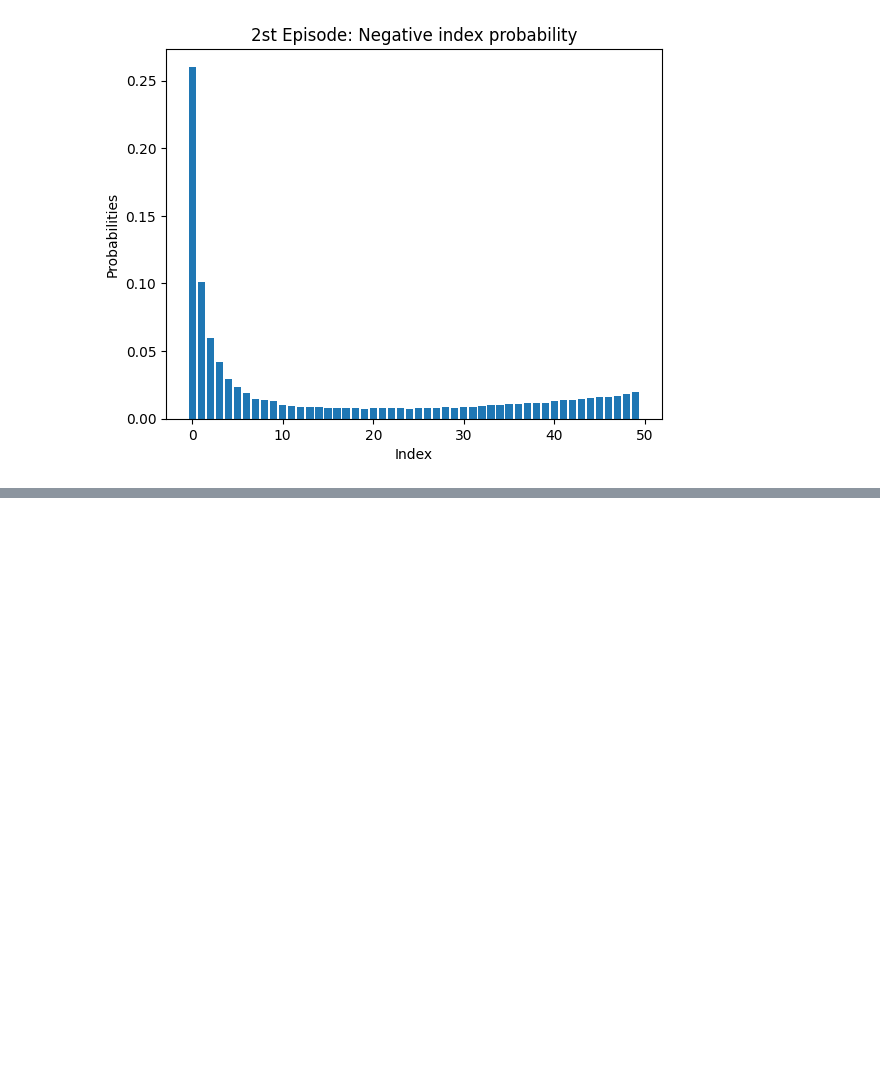
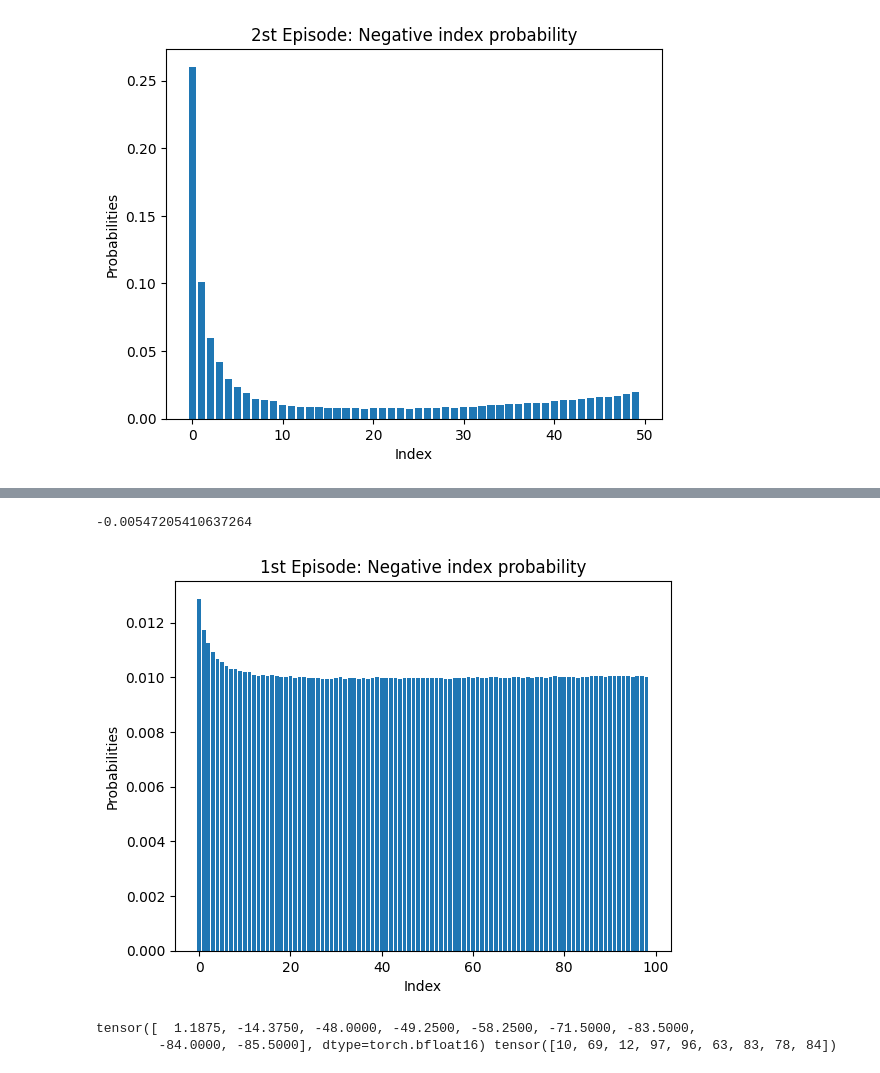
Before and after one commit to JMVCoelho/tevatron, a Jupyter notebook: plots.ipynb, the cells around one changed output, grey strips where cells are left out. Saved outputs shown, nothing was run; the diff lists cells and outputs as text; code cells hidden in the pictures; blank space fills up the shorter version.

```diff
--- a/plots.ipynb
+++ b/plots.ipynb
@@ -690,0 +901,13 @@ plt.show()
+# %%
+from scipy.stats import spearmanr
+
+dot_products = list(data.values())
+
+rhos = []
+p_vals = []
+for dot_product in dot_products:
+    rankings_1 = torch.argsort(torch.argsort(dot_product))+1
+    rankings_2 = torch.arange(dot_product.shape[0])
+    rho, p_value = spearmanr(rankings_1, rankings_2)
+    rhos.append(rho)
+    p_vals.append(p_value)
@@ -690,0 +931,62 @@ plt.show()
+# %%
+import pickle
+import torch
+import numpy as np
+import io
+from scipy.stats import spearmanr
+import matplotlib.pyplot as plt
+
+
+class CPU_Unpickler(pickle.Unpickler):
+    def find_class(self, module, name):
+        if module == 'torch.storage' and name == '_load_from_bytes':
+            return lambda b: torch.load(io.BytesIO(b), map_location='cpu')
+        else: return super().find_class(module, name)
+
+with open("/home/jmcoelho/tevatron/hardnegs_less_opacus.20.pc.0.txt_dotprods_ep2.pkl", 'rb') as h:
+    data = CPU_Unpickler(h).load()
+
+
+
+dot_products = list(data.values())
+
+rhos = []
+p_vals = []
+for dot_product in dot_products:
+    rankings_1 = torch.argsort(torch.argsort(dot_product))+1
+    rankings_2 = torch.arange(dot_product.shape[0])
+    rho, p_value = spearmanr(rankings_1, rankings_2)
+    rhos.append(rho)
+    p_vals.append(p_value)
+print(sum(rhos)/len(rhos))
+
+def zero_one_normalize(x):
+    return (x - min(x)) / (max(x) - min(x))
+
+all_dots_summed = zero_one_normalize(dot_products[0][:99].to(torch.float32))
+
+for dot_product in dot_products[1:]:
+    all_dots_summed += zero_one_normalize(dot_product[:99].to(torch.float32))
+
+def normalize_to_probability_distribution(values):
+    total = sum(values)
+    probability_distribution = [value / total for value in values]
+    return probability_distribution
+
+data = normalize_to_probability_distribution(all_dots_summed.to(torch.float32))
+# Plot histogram
+plt.bar(list(range(len(all_dots_summed))), data)
+plt.xlabel('Index')
+plt.ylabel('Probabilities')
+plt.title('1st Episode: Negative index probability')
+
+plt.show()
+# %% [output]
+-0.00547205410637264
+[figure, added]
+# %%
+vals, idxs = torch.topk(dot_products[0], k=9)
+print(vals, idxs)
+# %% [output]
+tensor([  1.1875, -14.3750, -48.0000, -49.2500, -58.2500, -71.5000, -83.5000,
+        -84.0000, -85.5000], dtype=torch.bfloat16) tensor([10, 69, 12, 97, 96, 63, 83, 78, 84])
```
Also changed, not shown: parts of 6 cells of this notebook, 21 other files.
